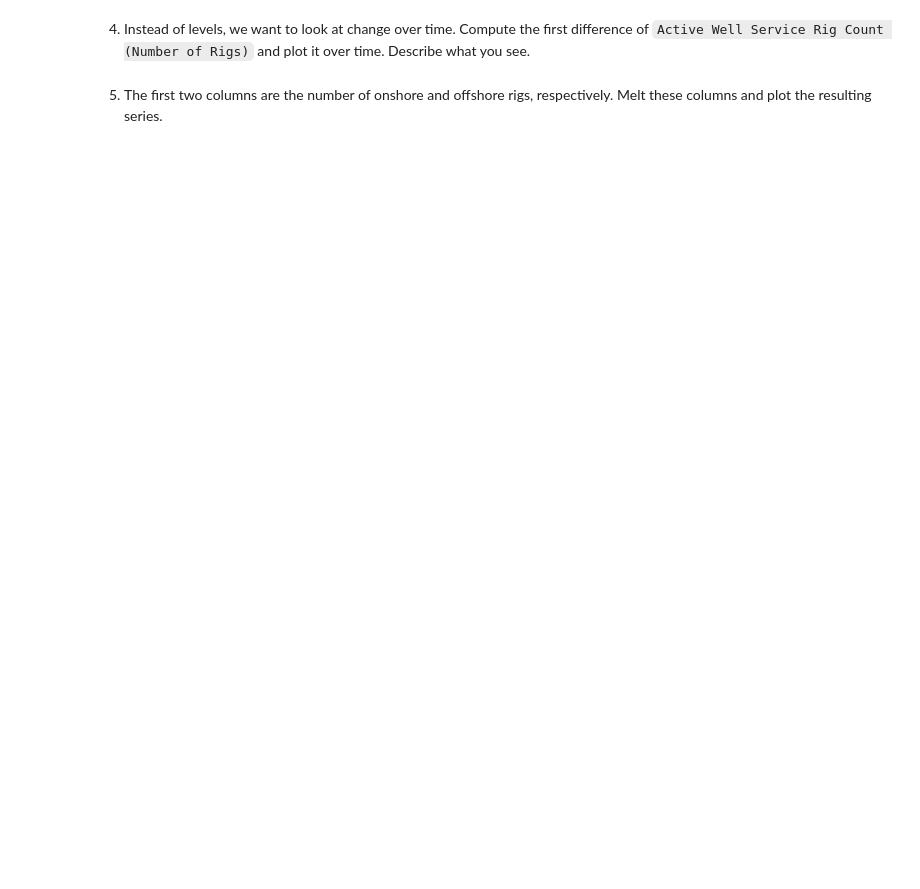
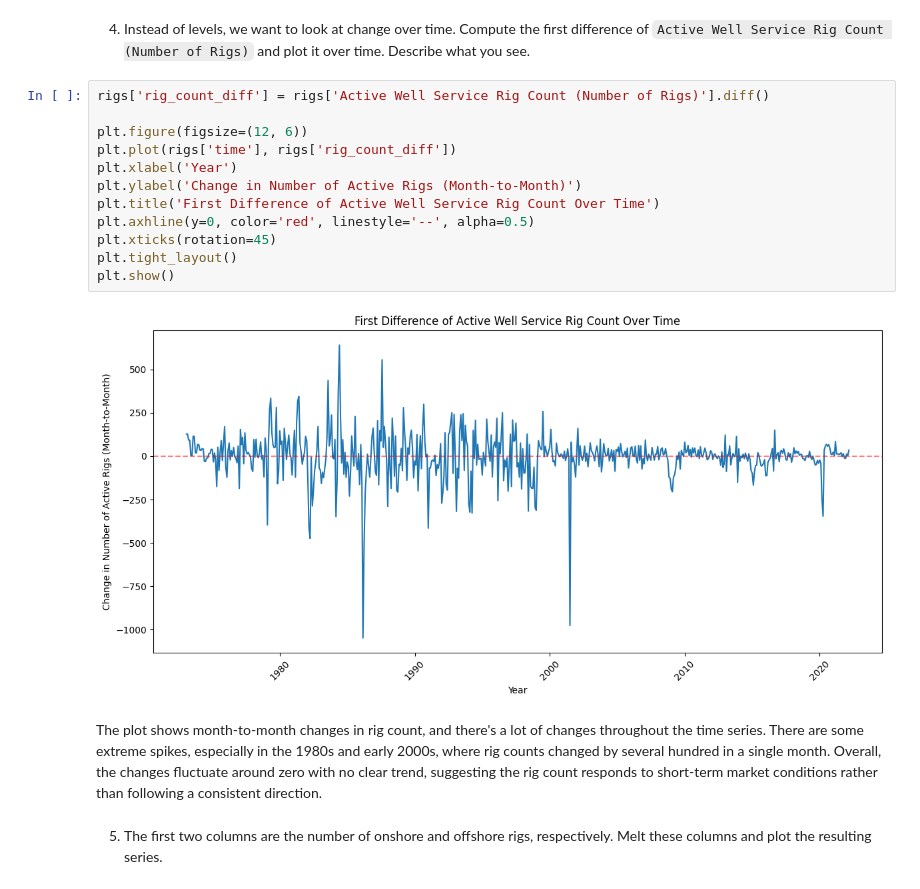
Before and after one commit to elyse-undan/EDA, a Jupyter notebook: assignment/assignment.ipynb, the cells around one changed output. Drawn from its saved outputs; the diff is of its cells as text; blank space fills up the shorter version.

```diff
--- a/assignment/assignment.ipynb
+++ b/assignment/assignment.ipynb
@@ -574,4 +637,20 @@ Active Well Service Rig Count (Number of Rigs): str
 # %% [markdown]
 4. Instead of levels, we want to look at change over time. Compute the first difference of  `Active Well Service Rig Count (Number of Rigs)` and plot it over time. Describe what you see.
+# %%
+rigs['rig_count_diff'] = rigs['Active Well Service Rig Count (Number of Rigs)'].diff()
+
+plt.figure(figsize=(12, 6))
+plt.plot(rigs['time'], rigs['rig_count_diff'])
+plt.xlabel('Year')
+plt.ylabel('Change in Number of Active Rigs (Month-to-Month)')
+plt.title('First Difference of Active Well Service Rig Count Over Time')
+plt.axhline(y=0, color='red', linestyle='--', alpha=0.5)
+plt.xticks(rotation=45)
+plt.tight_layout()
+plt.show()
+# %% [output]
+[figure, added]
+# %% [markdown]
+The plot shows month-to-month changes in rig count, and there's a lot of changes throughout the time series. There are some extreme spikes, especially in the 1980s and early 2000s, where rig counts changed by several hundred in a single month. Overall, the changes fluctuate around zero with no clear trend, suggesting the rig count responds to short-term market conditions rather than following a consistent direction.
 # %% [markdown]
 5. The first two columns are the number of onshore and offshore rigs, respectively. Melt these columns and plot the resulting series.
```
Also changed, not shown: parts of 5 cells of this notebook.
